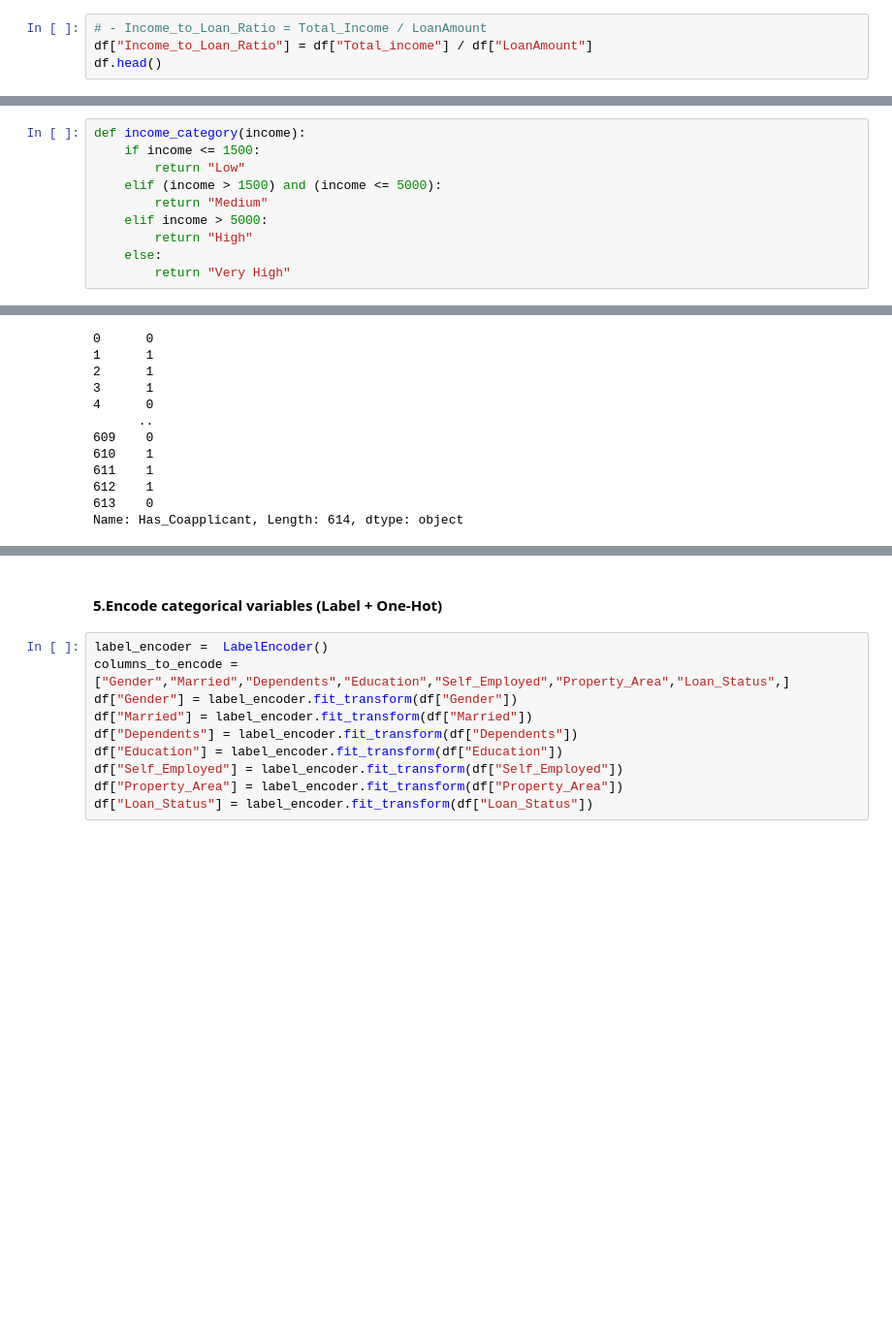
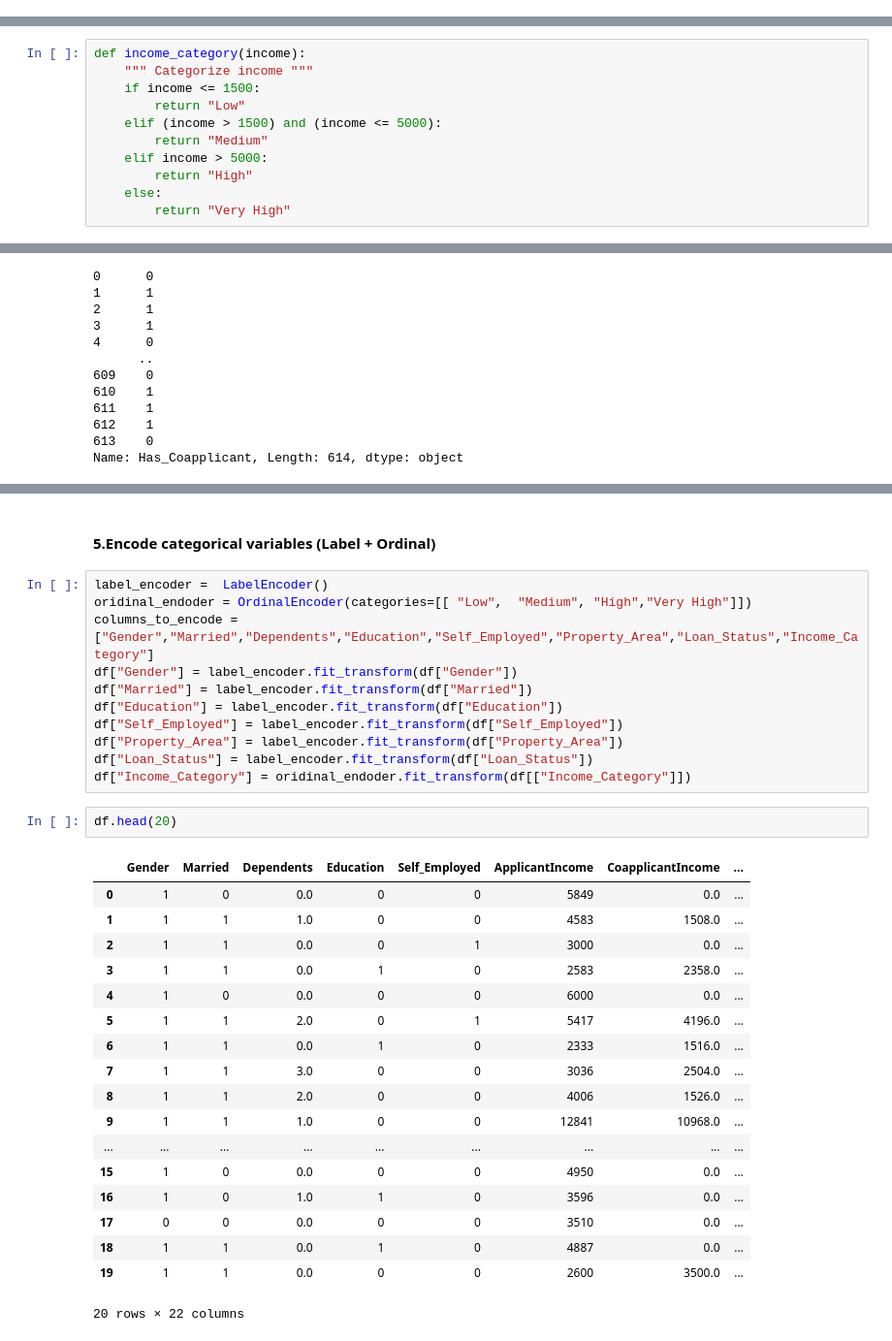
Before and after one commit to Tee-AiEng/Projects, a Jupyter notebook: Machinelearning/Home_loan_preprocessin.ipynb, the cells around one changed output, grey strips where cells are left out. Shown at 97% size. Drawn from its saved outputs; the diff is of its cells as text; blank space fills up the shorter version.

```diff
--- a/Machinelearning/Home_loan_preprocessin.ipynb
+++ b/Machinelearning/Home_loan_preprocessin.ipynb
@@ -148,7 +104,3 @@ df.head()
 | 2 | Male | Yes | 0.0 | Graduate | Yes | 3000 | 0.0 | ... |
 | 3 | Male | Yes | 0.0 | Not Graduate | No | 2583 | 2358.0 | ... |
 | 4 | Male | No | 0.0 | Graduate | No | 6000 | 0.0 | ... |
-# %%
-# - Income_to_Loan_Ratio = Total_Income / LoanAmount
-df["Income_to_Loan_Ratio"] = df["Total_income"] / df["LoanAmount"]
-df.head()
@@ -163,6 +109,7 @@ df.head()
 df["Loan_Amount_Term_ in_year"] = df["Loan_Amount_Term"] / 12
 # %%
 def income_category(income):
+    """ Categorize income """
     if income <= 1500:
         return "Low"
     elif (income > 1500) and (income <= 5000):
@@ -231,12 +244,34 @@ Name: Has_Coapplicant, Length: 614, dtype: object
 # %% [markdown]
- #### **5.Encode categorical variables (Label + One-Hot)**
+ #### **5.Encode categorical variables (Label + Ordinal)**
 # %%
 label_encoder =  LabelEncoder()
-columns_to_encode = ["Gender","Married","Dependents","Education","Self_Employed","Property_Area","Loan_Status",]
+oridinal_endoder = OrdinalEncoder(categories=[[ "Low",  "Medium", "High","Very High"]])
+columns_to_encode = ["Gender","Married","Dependents","Education","Self_Employed","Property_Area","Loan_Status","Income_Category"]
 df["Gender"] = label_encoder.fit_transform(df["Gender"])
 df["Married"] = label_encoder.fit_transform(df["Married"])
-df["Dependents"] = label_encoder.fit_transform(df["Dependents"])
 df["Education"] = label_encoder.fit_transform(df["Education"])
 df["Self_Employed"] = label_encoder.fit_transform(df["Self_Employed"])
 df["Property_Area"] = label_encoder.fit_transform(df["Property_Area"])
 df["Loan_Status"] = label_encoder.fit_transform(df["Loan_Status"])
+df["Income_Category"] = oridinal_endoder.fit_transform(df[["Income_Category"]])
+# %%
+df.head(20)
+# %% [output]
+|  | Gender | Married | Dependents | Education | Self_Employed | ApplicantIncome | CoapplicantIncome | ... |
+| 0 | 1 | 0 | 0.0 | 0 | 0 | 5849 | 0.0 | ... |
+| 1 | 1 | 1 | 1.0 | 0 | 0 | 4583 | 1508.0 | ... |
+| 2 | 1 | 1 | 0.0 | 0 | 1 | 3000 | 0.0 | ... |
+| 3 | 1 | 1 | 0.0 | 1 | 0 | 2583 | 2358.0 | ... |
+| 4 | 1 | 0 | 0.0 | 0 | 0 | 6000 | 0.0 | ... |
+| 5 | 1 | 1 | 2.0 | 0 | 1 | 5417 | 4196.0 | ... |
+| 6 | 1 | 1 | 0.0 | 1 | 0 | 2333 | 1516.0 | ... |
+| 7 | 1 | 1 | 3.0 | 0 | 0 | 3036 | 2504.0 | ... |
+| 8 | 1 | 1 | 2.0 | 0 | 0 | 4006 | 1526.0 | ... |
+| 9 | 1 | 1 | 1.0 | 0 | 0 | 12841 | 10968.0 | ... |
+| ... | ... | ... | ... | ... | ... | ... | ... | ... |
+| 15 | 1 | 0 | 0.0 | 0 | 0 | 4950 | 0.0 | ... |
+| 16 | 1 | 0 | 1.0 | 1 | 0 | 3596 | 0.0 | ... |
+| 17 | 0 | 0 | 0.0 | 0 | 0 | 3510 | 0.0 | ... |
+| 18 | 1 | 1 | 0.0 | 1 | 0 | 4887 | 0.0 | ... |
+| 19 | 1 | 1 | 0.0 | 0 | 0 | 2600 | 3500.0 | ... |
+20 rows × 22 columns
```
Also changed, not shown: parts of 30 cells of this notebook, 2 other files.
